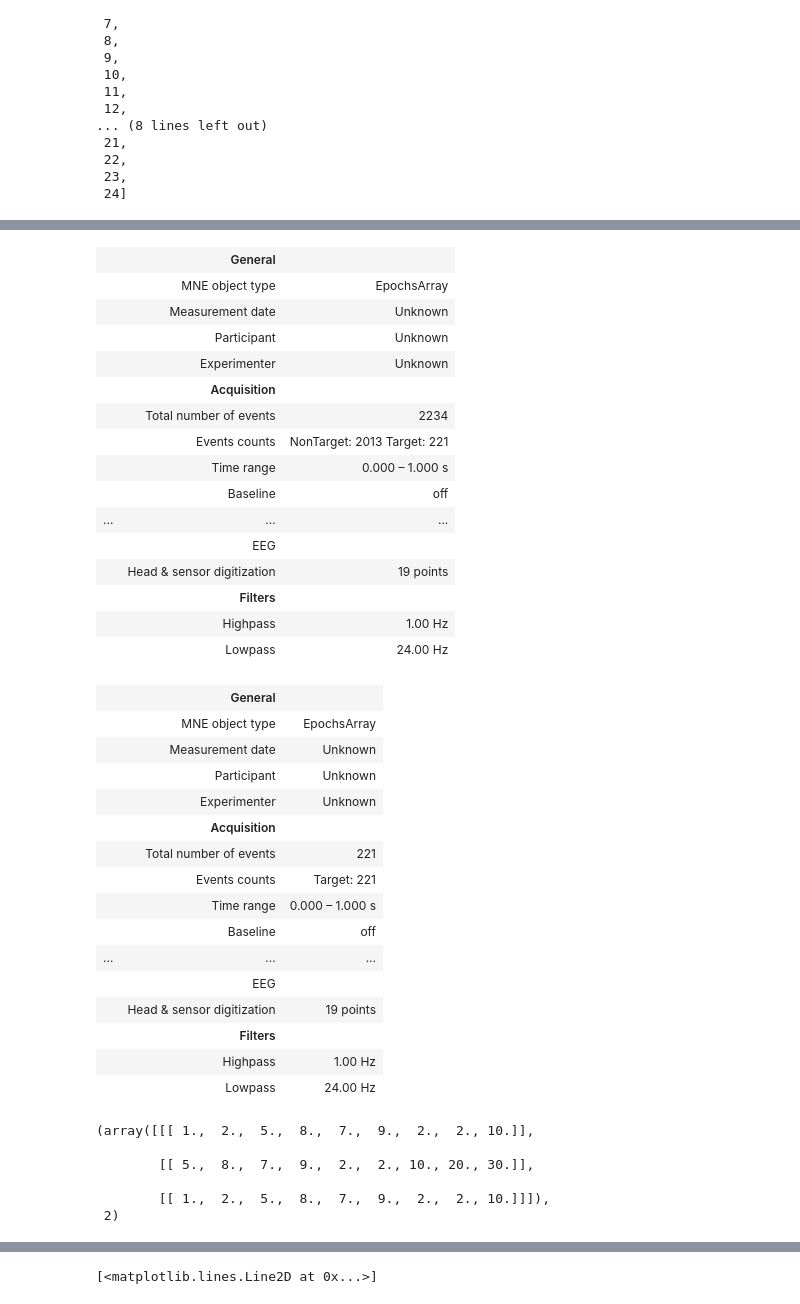
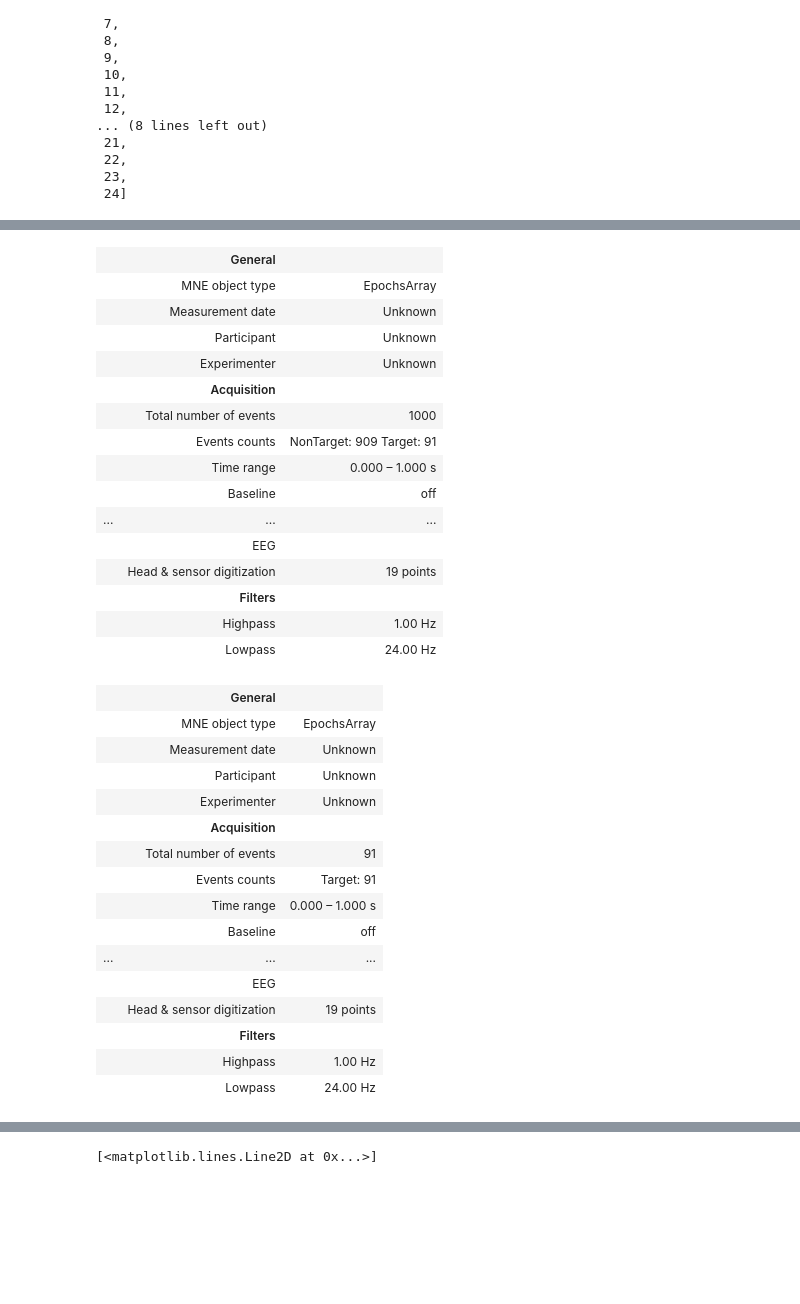
Before and after one commit to isacostamaia/data_exploration_EEG, a Jupyter notebook: CSTP_note.ipynb, the cells around one changed output, grey strips where cells are left out. Drawn from its saved outputs; the diff is of its cells as text; code cells hidden in the pictures; blank space fills up the shorter version.

```diff
--- a/CSTP_note.ipynb
+++ b/CSTP_note.ipynb
@@ -81,14 +83,16 @@ Dataset median value:  -2.277286300659693e-07
 # %%
-epochs
+import copy
+epochs_red = copy.deepcopy(epochs[1000:2000])
+epochs_red
 # %% [output]
 |  | General |  |
 |  | MNE object type | EpochsArray |
 |  | Measurement date | Unknown |
 |  | Participant | Unknown |
 |  | Experimenter | Unknown |
 |  | Acquisition |  |
-|  | Total number of events | 2234 |
-|  | Events counts | NonTarget: 2013 Target: 221 |
+|  | Total number of events | 1000 |
+|  | Events counts | NonTarget: 909 Target: 91 |
 |  | Time range | 0.000 – 1.000 s |
 |  | Baseline | off |
 | ... | ... | ... |
@@ -212,5 +108,5 @@ def compute_lags(class_epochs):
 # %%
-epochs["Target"]
+epochs_denoised["Target"]
 # %% [output]
 |  | General |  |
 |  | MNE object type | EpochsArray |
@@ -218,8 +114,8 @@ epochs["Target"]
 |  | Participant | Unknown |
 |  | Experimenter | Unknown |
 |  | Acquisition |  |
-|  | Total number of events | 221 |
-|  | Events counts | Target: 221 |
+|  | Total number of events | 91 |
+|  | Events counts | Target: 91 |
 |  | Time range | 0.000 – 1.000 s |
 |  | Baseline | off |
 | ... | ... | ... |
@@ -229,12 +125,6 @@ epochs["Target"]
 |  | Highpass | 1.00 Hz |
 |  | Lowpass | 24.00 Hz |
 # %%
-epochs_.get_data(), E
+weights = initialize_weights(epochs_denoised["Target"])
+weights = np.ones(len(epochs_denoised["Target"]))*(-1)
-# %% [output]
-(array([[[ 1.,  2.,  5.,  8.,  7.,  9.,  2.,  2., 10.]],
-
-        [[ 5.,  8.,  7.,  9.,  2.,  2., 10., 20., 30.]],
-
-        [[ 1.,  2.,  5.,  8.,  7.,  9.,  2.,  2., 10.]]]),
- 2)
 # %%
```
Also changed, not shown: parts of 8 cells of this notebook, 5 other files.
